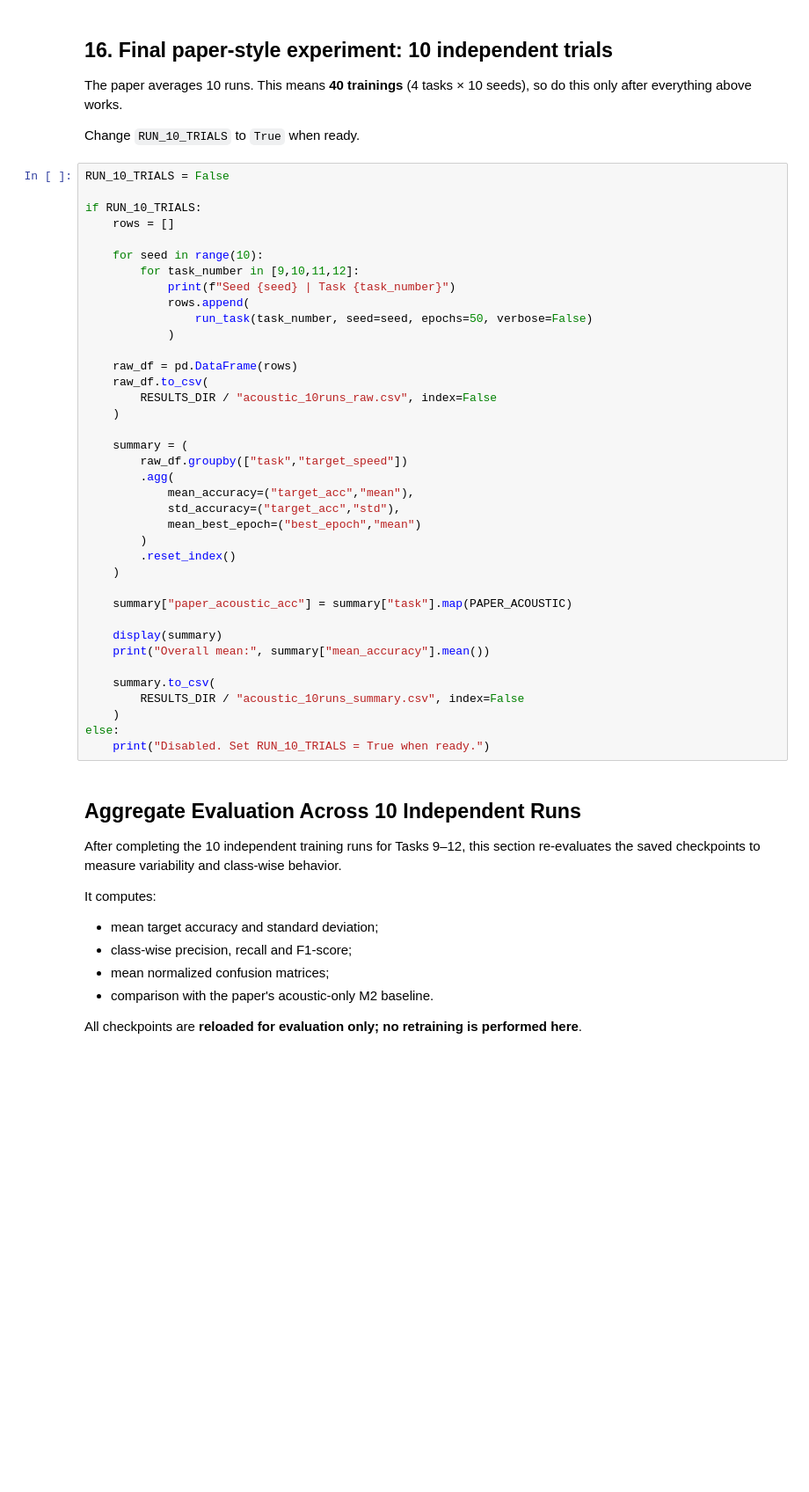
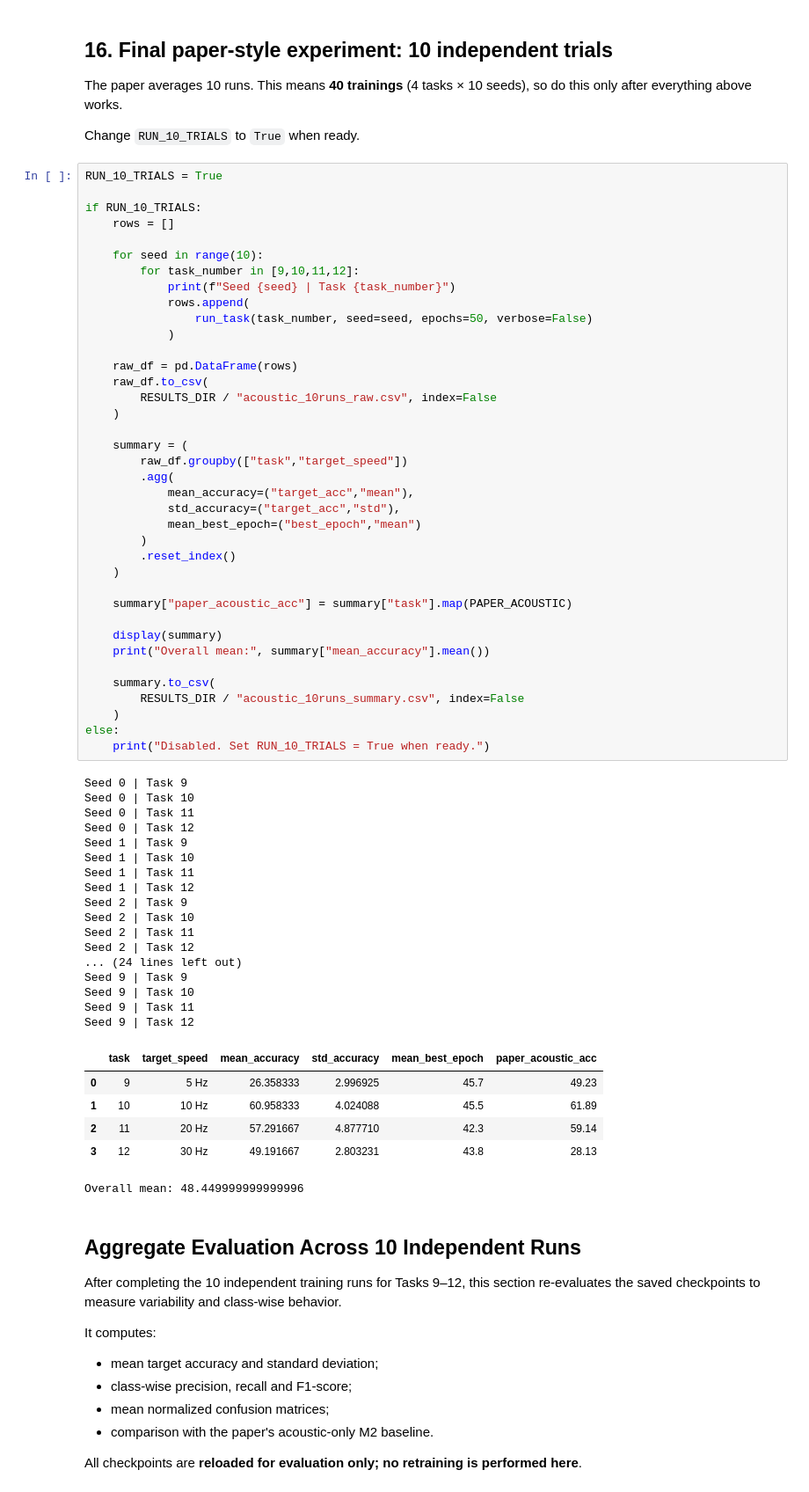
Before and after one commit to Sofianopoulou/hustmotor-acoustic-fault-diagnosis, a Jupyter notebook: notebooks/HUSTmotor_Acoustic_Baseline.ipynb, the cells around one changed output. Shown at 88% size. Drawn from its saved outputs; the diff is of its cells as text; blank space fills up the shorter version.

```diff
--- a/notebooks/HUSTmotor_Acoustic_Baseline.ipynb
+++ b/notebooks/HUSTmotor_Acoustic_Baseline.ipynb
@@ -559,7 +703,7 @@ The paper averages 10 runs. This means **40 trainings** (4 tasks × 10 seeds), s
 
 Change `RUN_10_TRIALS` to `True` when ready.
 # %%
-RUN_10_TRIALS = False
+RUN_10_TRIALS = True
 
 if RUN_10_TRIALS:
     rows = []
@@ -569,33 +713,57 @@ if RUN_10_TRIALS:
             print(f"Seed {seed} | Task {task_number}")
             rows.append(
                 run_task(task_number, seed=seed, epochs=50, verbose=False)
             )
 
     raw_df = pd.DataFrame(rows)
     raw_df.to_csv(
         RESULTS_DIR / "acoustic_10runs_raw.csv", index=False
     )
 
     summary = (
         raw_df.groupby(["task","target_speed"])
         .agg(
             mean_accuracy=("target_acc","mean"),
             std_accuracy=("target_acc","std"),
             mean_best_epoch=("best_epoch","mean")
         )
         .reset_index()
     )
 
     summary["paper_acoustic_acc"] = summary["task"].map(PAPER_ACOUSTIC)
 
     display(summary)
     print("Overall mean:", summary["mean_accuracy"].mean())
 
     summary.to_csv(
         RESULTS_DIR / "acoustic_10runs_summary.csv", index=False
     )
 else:
     print("Disabled. Set RUN_10_TRIALS = True when ready.")
+# %% [output]
+Seed 0 | Task 9
+Seed 0 | Task 10
+Seed 0 | Task 11
+Seed 0 | Task 12
+Seed 1 | Task 9
+Seed 1 | Task 10
+Seed 1 | Task 11
+Seed 1 | Task 12
+Seed 2 | Task 9
+Seed 2 | Task 10
+Seed 2 | Task 11
+Seed 2 | Task 12
+... (24 lines left out)
+Seed 9 | Task 9
+Seed 9 | Task 10
+Seed 9 | Task 11
+Seed 9 | Task 12
+|  | task | target_speed | mean_accuracy | std_accuracy | mean_best_epoch | paper_acoustic_acc |
+| 0 | 9 | 5 Hz | 26.358333 | 2.996925 | 45.7 | 49.23 |
+| 1 | 10 | 10 Hz | 60.958333 | 4.024088 | 45.5 | 61.89 |
+| 2 | 11 | 20 Hz | 57.291667 | 4.877710 | 42.3 | 59.14 |
+| 3 | 12 | 30 Hz | 49.191667 | 2.803231 | 43.8 | 28.13 |
+Overall mean: 48.449999999999996
 # %% [markdown]
 ## Aggregate Evaluation Across 10 Independent Runs
 
```
Also changed, not shown: parts of 22 cells of this notebook.
